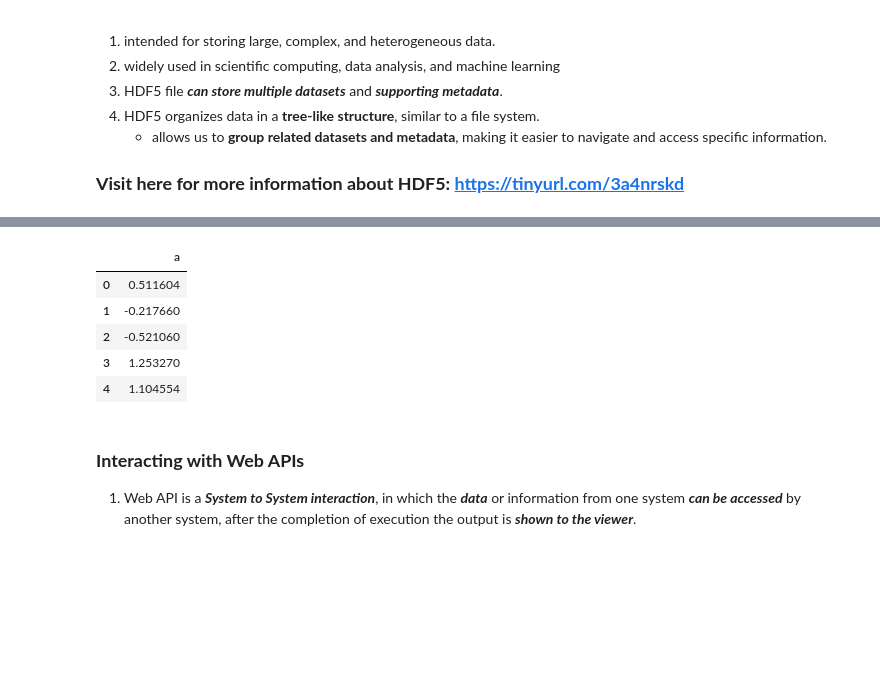
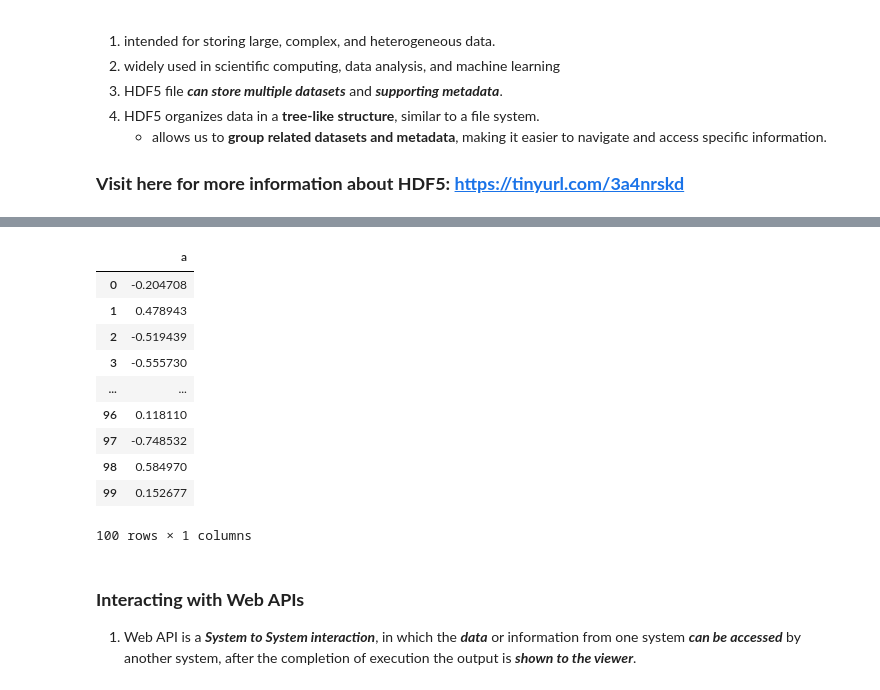
Before and after one commit to manarifz/Data-Science, a Jupyter notebook: P153125__Week09_DataLoading_Storage_20241214.ipynb, the cells around one changed output, grey strips where cells are left out. Cells and saved outputs as stored; diff of their text form; code cells hidden in the pictures; blank space fills up the shorter version.

```diff
--- a/P153125__Week09_DataLoading_Storage_20241214.ipynb
+++ b/P153125__Week09_DataLoading_Storage_20241214.ipynb
@@ -846,5 +875,8 @@ fec
 # %%
 # Working with HDF5
 # Create some random number
+np.random.seed(12345)
+frame = pd.DataFrame({'a': np.random.standard_normal(100)})
+frame
 # %% [output]
 |  | a |
@@ -897,15 +930,20 @@ print('\n -------- \n')
 dtype: float64
 # %%
 # Other HDF functions
-          # save the data into mydate.hdf5
-          # Load the mydate.hdf5 file
+frame.to_hdf('/content/mydate.hdf5', key='obj3', format='table')  # save the data into mydate.hdf5
+pd.read_hdf('/content/mydate.hdf5') # Load the mydate.hdf5 file
 # %% [output]
 |  | a |
-| 0 | 0.511604 |
-| 1 | -0.217660 |
-| 2 | -0.521060 |
-| 3 | 1.253270 |
-| 4 | 1.104554 |
+| 0 | -0.204708 |
+| 1 | 0.478943 |
+| 2 | -0.519439 |
+| 3 | -0.555730 |
+| ... | ... |
+| 96 | 0.118110 |
+| 97 | -0.748532 |
+| 98 | 0.584970 |
+| 99 | 0.152677 |
+100 rows × 1 columns
 # %% [markdown]
 ### **Interacting with Web APIs**
 1. Web API is a ***System to System interaction***, in which the ***data*** or information from one system ***can be accessed*** by another system, after the completion of execution the output is ***shown to the viewer***.
```
Also changed, not shown: parts of 33 cells of this notebook.
